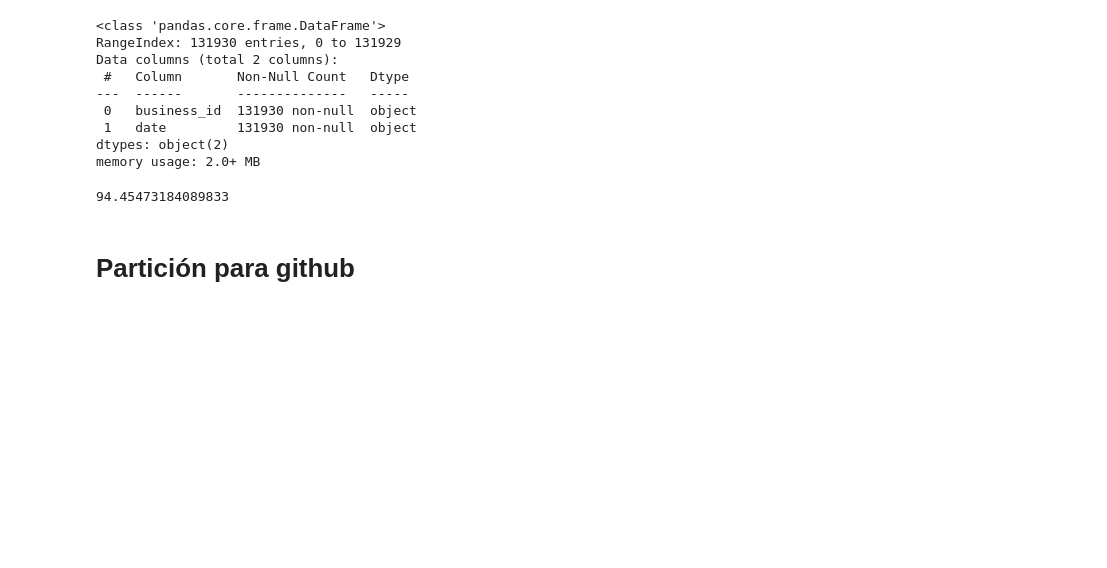
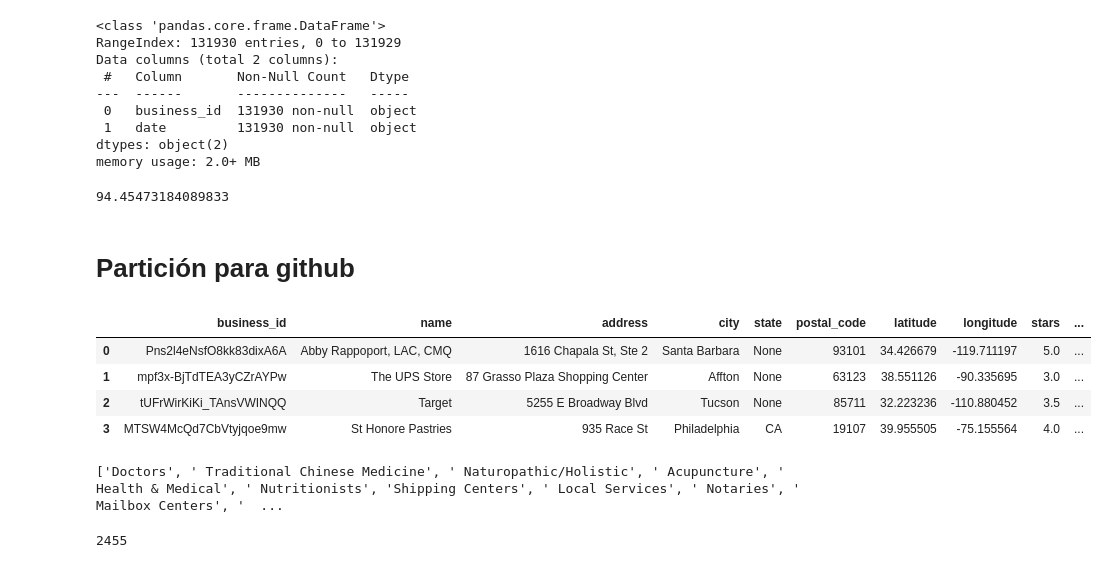
Before and after one commit to JohannaRangel/FinalProject_YelpGoogleMaps, a Jupyter notebook: notebooks/Yelp analysis.ipynb, the cells around one changed output. Drawn from its saved outputs; the diff is of its cells as text; code cells hidden in the pictures; blank space fills up the shorter version.

Commit message:
Categorias-Google-Yelp
Categorias individuales de belleza para ambos dataset

```diff
--- a/notebooks/Yelp analysis.ipynb
+++ b/notebooks/Yelp analysis.ipynb
@@ -193,3 +177,31 @@ for b in particion:
     else:
         b.to_parquet('FinalProject_YelpGoogleMaps\\datasets\\parquets\\users'+str(contador).zfill(2)+'.parquet',index=False)
         contador+=1
+# %%
+# Ruta al directorio que contiene los archivos Parquet particionados
+ruta_directorio = '../datasets/parquets/business.parquet'
+
+# Usa pyarrow para leer los archivos Parquet particionados
+df = pd.read_parquet(ruta_directorio, engine='pyarrow')
+# %%
+df.head(4)
+# %% [output]
+|  | business_id | name | address | city | state | postal_code | latitude | longitude | stars | ... |
+| 0 | Pns2l4eNsfO8kk83dixA6A | Abby Rappoport, LAC, CMQ | 1616 Chapala St, Ste 2 | Santa Barbara | None | 93101 | 34.426679 | -119.711197 | 5.0 | ... |
+| 1 | mpf3x-BjTdTEA3yCZrAYPw | The UPS Store | 87 Grasso Plaza Shopping Center | Affton | None | 63123 | 38.551126 | -90.335695 | 3.0 | ... |
+| 2 | tUFrWirKiKi_TAnsVWINQQ | Target | 5255 E Broadway Blvd | Tucson | None | 85711 | 32.223236 | -110.880452 | 3.5 | ... |
+| 3 | MTSW4McQd7CbVtyjqoe9mw | St Honore Pastries | 935 Race St | Philadelphia | CA | 19107 | 39.955505 | -75.155564 | 4.0 | ... |
+# %%
+df2 = df['categories'].str.split(',')
+
+# Usar explode para convertir las listas en filas y obtener una lista de categorías únicas
+categorias_unicas = df2.explode().unique().tolist()
+
+# Mostrar la lista de categorías únicas
+print(categorias_unicas)
+# %% [output]
+['Doctors', ' Traditional Chinese Medicine', ' Naturopathic/Holistic', ' Acupuncture', ' Health & Medical', ' Nutritionists', 'Shipping Centers', ' Local Services', ' Notaries', ' Mailbox Centers', '  ...
+# %%
+len(categorias_unicas)
+# %% [output]
+2455
```
Also changed, not shown: parts of 10 cells of this notebook, 4 other files.
